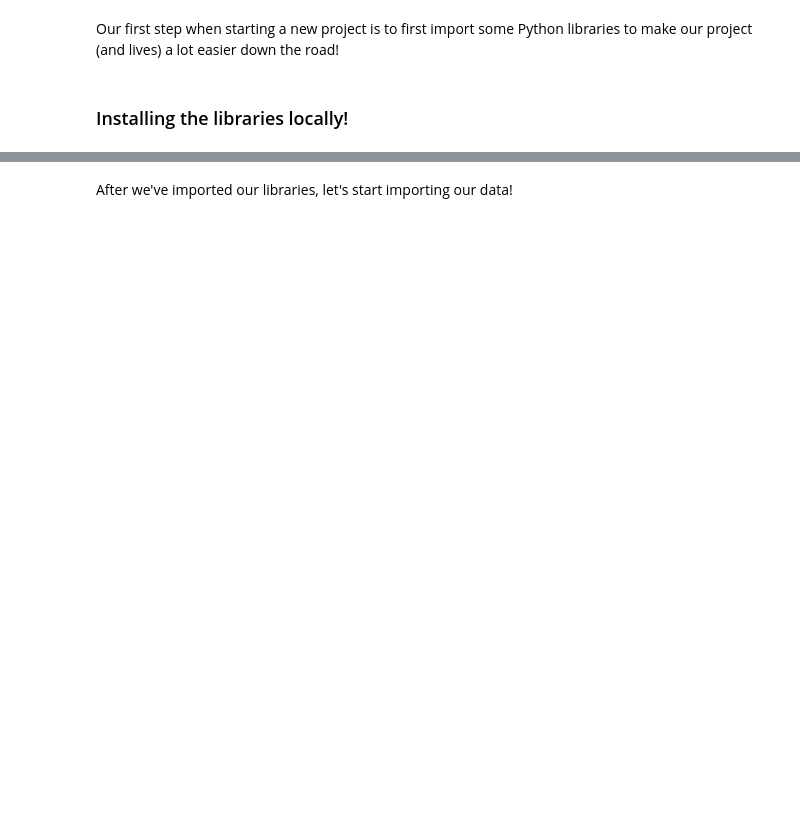
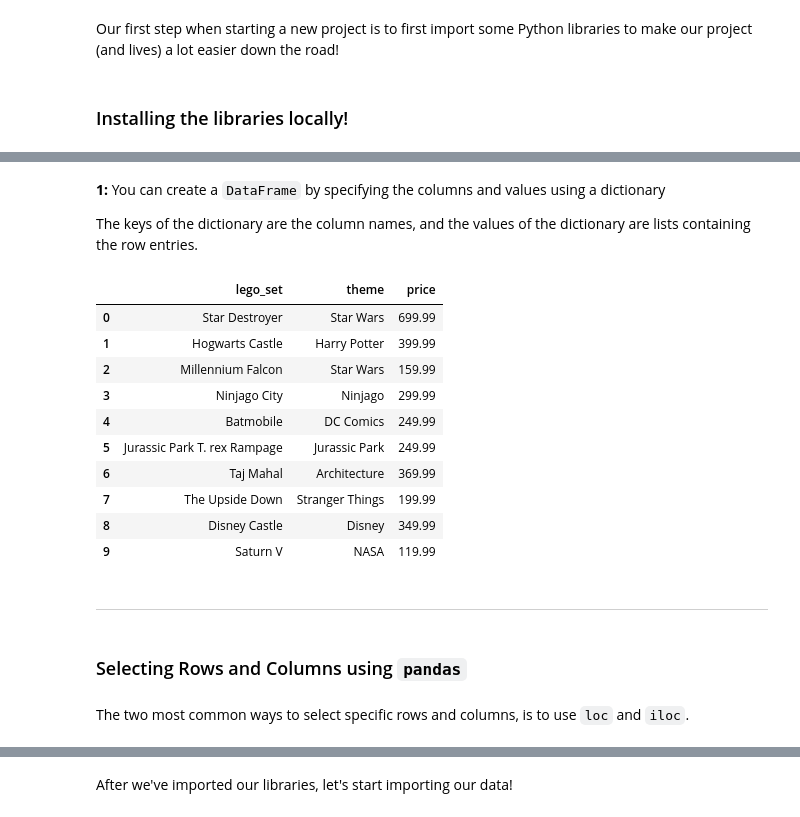
Before and after one commit to DSS-Data198/demos, a Jupyter notebook: pandas_demo/Notebook.ipynb, the cells around one changed output, grey strips where cells are left out. Cells and saved outputs as stored; diff of their text form; code cells hidden in the pictures; blank space fills up the shorter version.

```diff
--- a/pandas_demo/Notebook.ipynb
+++ b/pandas_demo/Notebook.ipynb
@@ -13,0 +20,35 @@ import matplotlib.pyplot as plt
+# %% [markdown]
+**1:** You can create a `DataFrame` by specifying the columns and values using a dictionary
+
+The keys of the dictionary are the column names, and the values of the dictionary are lists containing the row entries.
+# %%
+lego_info = pd.DataFrame(
+    data = {'lego_set': ['Star Destroyer', 'Hogwarts Castle', 'Millennium Falcon', 'Ninjago City',
+                         'Batmobile', 'Jurassic Park T. rex Rampage', 'Taj Mahal', 'The Upside Down',
+                         'Disney Castle', 'Saturn V'],
+            'theme': ['Star Wars', 'Harry Potter', 'Star Wars', 'Ninjago',
+                      'DC Comics', 'Jurassic Park', 'Architecture', 'Stranger Things',
+                      'Disney', 'NASA'],
+            'price': [699.99, 399.99, 159.99, 299.99,
+                      249.99, 249.99, 369.99, 199.99,
+                      349.99, 119.99]
+           })
+lego_info
+# %% [output]
+|  | lego_set | theme | price |
+| 0 | Star Destroyer | Star Wars | 699.99 |
+| 1 | Hogwarts Castle | Harry Potter | 399.99 |
+| 2 | Millennium Falcon | Star Wars | 159.99 |
+| 3 | Ninjago City | Ninjago | 299.99 |
+| 4 | Batmobile | DC Comics | 249.99 |
+| 5 | Jurassic Park T. rex Rampage | Jurassic Park | 249.99 |
+| 6 | Taj Mahal | Architecture | 369.99 |
+| 7 | The Upside Down | Stranger Things | 199.99 |
+| 8 | Disney Castle | Disney | 349.99 |
+| 9 | Saturn V | NASA | 119.99 |
+# %% [markdown]
+<hr style="border: 5px solid #03fcc2;" />
+# %% [markdown]
+###  Selecting Rows and Columns using `pandas`
+# %% [markdown]
+The two most common ways to select specific rows and columns, is to use `loc` and `iloc`.
```
Also changed, not shown: parts of 19 cells of this notebook, 1 other file.
